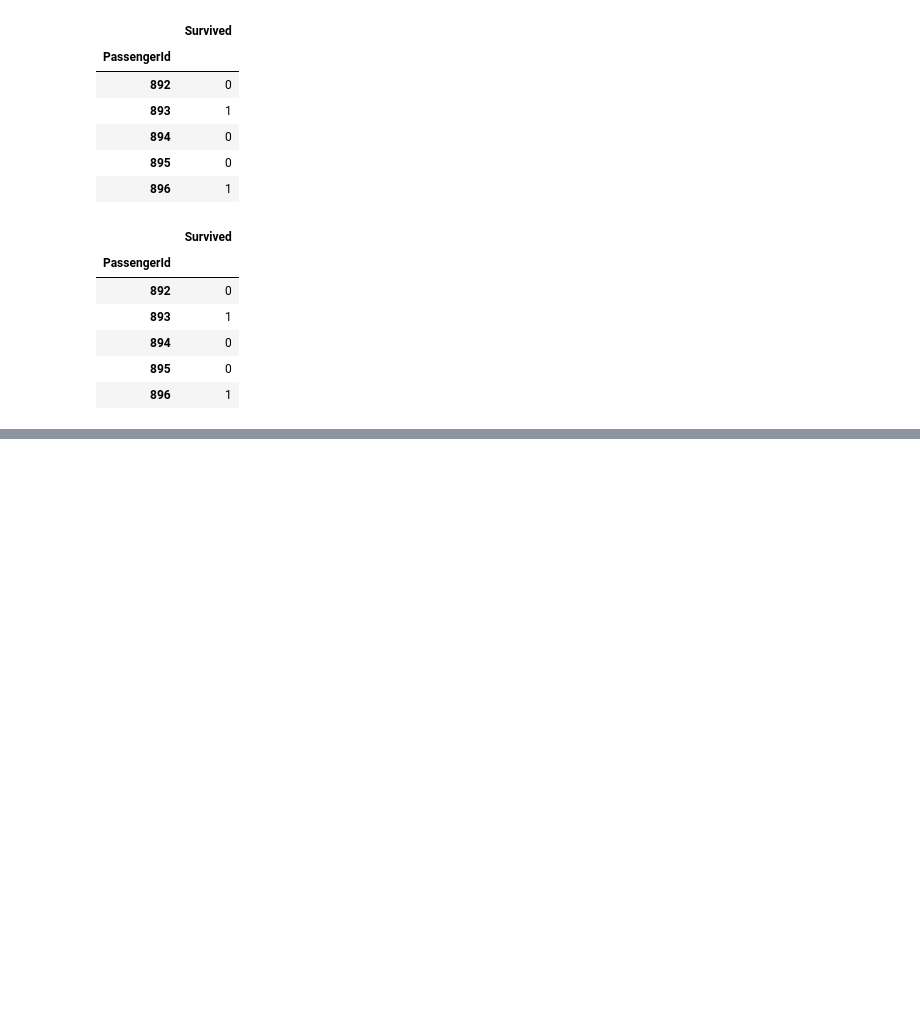
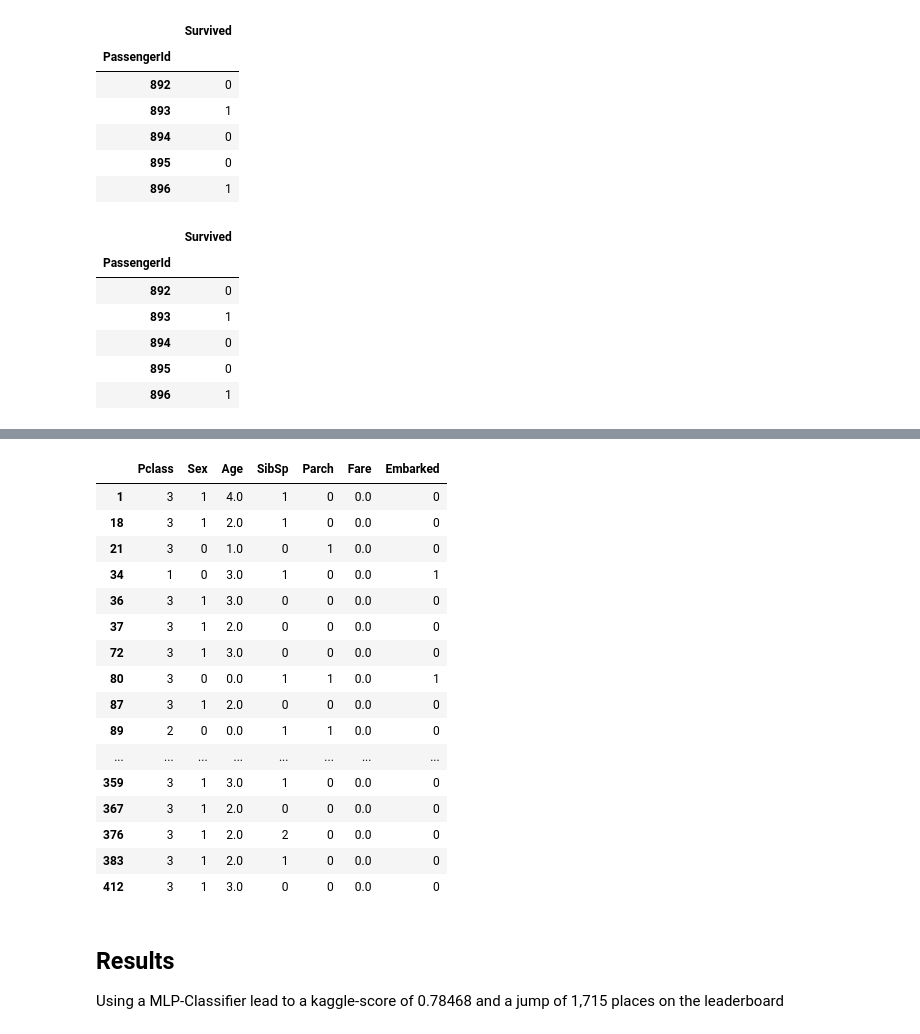
Before and after one commit to Wizady/kaggle_Titanic, a Jupyter notebook: kaggle_titanic.ipynb, the cells around one changed output, grey strips where cells are left out. Drawn from its saved outputs; the diff is of its cells as text; code cells hidden in the pictures; blank space fills up the shorter version.

Commit message:
Added MLP-Classifier
Lead to a kaggle-score of 0.78468

```diff
--- a/kaggle_titanic.ipynb
+++ b/kaggle_titanic.ipynb
@@ -1007,0 +1126,30 @@ submission_data.to_csv('18-05-2018_titanic_submission.csv')
+# %%
+test_data = pd.read_csv('titanic_test.csv')
+test_data = replace_age(test_data, sex='male', Pclass=1, mean=mean_male_c1, std=std_male_c1)
+test_data = replace_age(test_data, sex='male', Pclass=2, mean=mean_male_c2, std=std_male_c2)
+test_data = replace_age(test_data, sex='male', Pclass=3, mean=mean_male_c3, std=std_male_c3)
+test_data = replace_age(test_data, sex='female', Pclass=1, mean=mean_female_c1, std=std_female_c1)
+test_data = replace_age(test_data, sex='female', Pclass=2, mean=mean_female_c2, std=std_female_c2)
+test_data = replace_age(test_data, sex='female', Pclass=3, mean=mean_female_c3, std=std_female_c3)
+test_data.loc[152, 'Fare'] = 0
+
+# Create numeric value for Embarked, Sex, Age and Fare
+test_data['Embarked'] = test_data['Embarked'].map( {'S': 0, 'C': 1, 'Q': 2} ).astype(int)
+test_data['Sex'] = test_data['Sex'].map( {'female': 1, 'male': 0} ).astype(int)
+test_data.loc[ test_data['Age'] <=6.5, 'Age'] = 0
+test_data.loc[(test_data['Age'] > 6.5) & (test_data['Age'] <= 17), 'Age'] = 1
+test_data.loc[(test_data['Age'] > 17) & (test_data['Age'] <= 27.5), 'Age'] = 2
+test_data.loc[(test_data['Age'] > 27.5) & (test_data['Age'] <= 38), 'Age'] = 3
+test_data.loc[(test_data['Age'] > 38) & (test_data['Age'] <= 48.5), 'Age'] = 4
+test_data.loc[(test_data['Age'] > 48.5) & (test_data['Age'] <= 59), 'Age'] = 5
+test_data.loc[(test_data['Age'] > 59) & (test_data['Age'] <= 69.5), 'Age'] = 6
+test_data.loc[ test_data['Age'] > 69.5, 'Age'] = 7
+test_data.loc[ test_data['Fare'] <= 170, 'Fare'] = 0
+test_data.loc[(test_data['Fare'] > 170) & (test_data['Fare'] <= 341), 'Fare'] = 1
+test_data.loc[ test_data['Fare'] > 341, 'Fare'] = 2
+
+for key in ['Ticket', 'Name', 'Cabin', 'PassengerId']:
+    if key in test_data.columns:
+        test_data.drop([key], axis=1, inplace=True)
+test_data.info()
+test_data.to_csv('22-05-2018_test_data_edited.csv')
@@ -1007,0 +1218,27 @@ submission_data.to_csv('18-05-2018_titanic_submission.csv')
+# %%
+# Look a difference
+csv_sub = pd.read_csv('18-05-2018_titanic_submission.csv')
+mlp_sub = pd.read_csv('22-05-2018_titanic_submission.csv')
+# %%
+test_data[(csv_sub['Survived'] - mlp_sub['Survived']) != 0]
+# %% [output]
+|  | Pclass | Sex | Age | SibSp | Parch | Fare | Embarked |
+| 1 | 3 | 1 | 4.0 | 1 | 0 | 0.0 | 0 |
+| 18 | 3 | 1 | 2.0 | 1 | 0 | 0.0 | 0 |
+| 21 | 3 | 0 | 1.0 | 0 | 1 | 0.0 | 0 |
+| 34 | 1 | 0 | 3.0 | 1 | 0 | 0.0 | 1 |
+| 36 | 3 | 1 | 3.0 | 0 | 0 | 0.0 | 0 |
+| 37 | 3 | 1 | 2.0 | 0 | 0 | 0.0 | 0 |
+| 72 | 3 | 1 | 3.0 | 0 | 0 | 0.0 | 0 |
+| 80 | 3 | 0 | 0.0 | 1 | 1 | 0.0 | 1 |
+| 87 | 3 | 1 | 2.0 | 0 | 0 | 0.0 | 0 |
+| 89 | 2 | 0 | 0.0 | 1 | 1 | 0.0 | 0 |
+| ... | ... | ... | ... | ... | ... | ... | ... |
+| 359 | 3 | 1 | 3.0 | 1 | 0 | 0.0 | 0 |
+| 367 | 3 | 1 | 2.0 | 0 | 0 | 0.0 | 0 |
+| 376 | 3 | 1 | 2.0 | 2 | 0 | 0.0 | 0 |
+| 383 | 3 | 1 | 2.0 | 1 | 0 | 0.0 | 0 |
+| 412 | 3 | 1 | 3.0 | 0 | 0 | 0.0 | 0 |
+# %% [markdown]
+## Results
+Using a MLP-Classifier lead to a kaggle-score of 0.78468 and a jump of 1,715 places on the leaderboard
```
Also changed, not shown: parts of 20 cells of this notebook, 2 other files.
